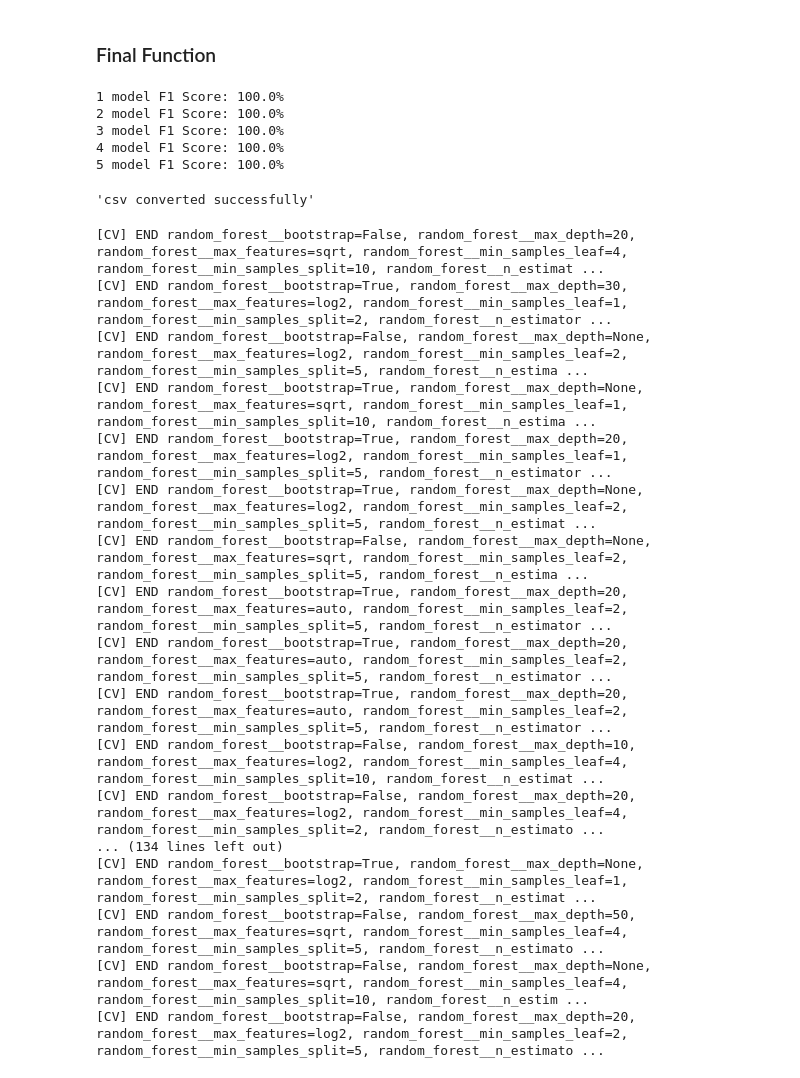
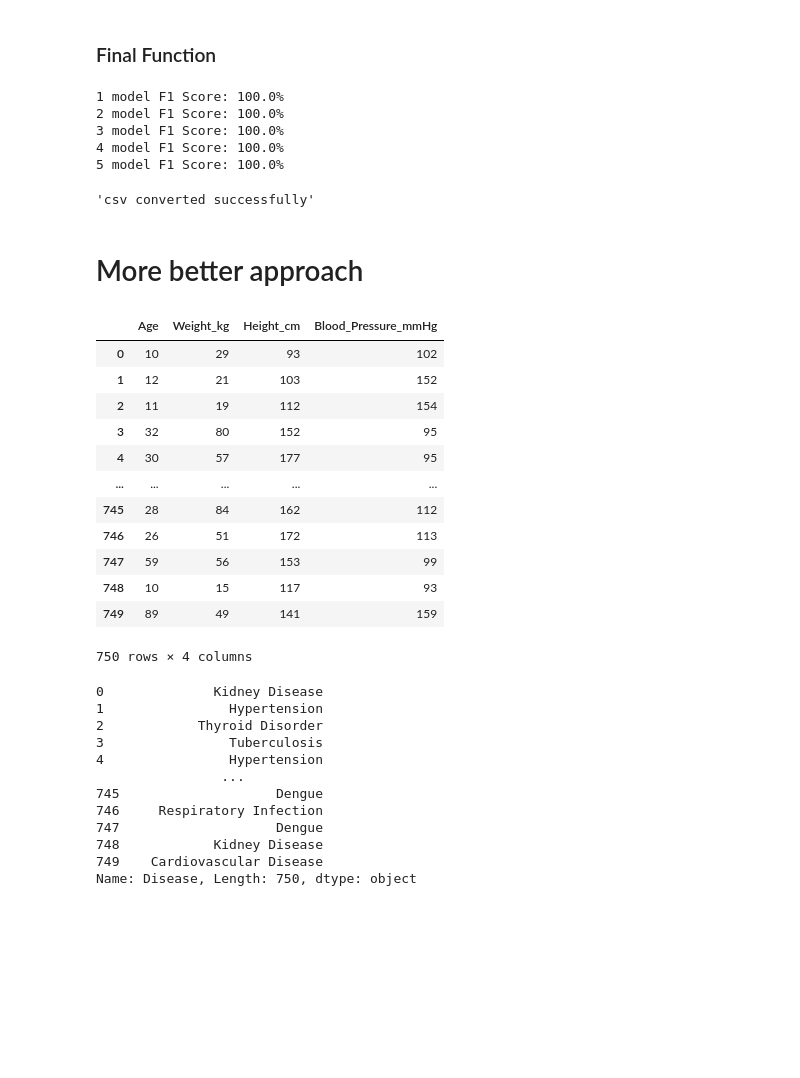
Before and after one commit to Sakib-Dalal/General_Disease_Diagnosis_Model, a Jupyter notebook: Notebook/JupyterNoteBook/main.ipynb, the cells around one changed output. Cells and saved outputs as stored; diff of their text form; code cells hidden in the pictures; blank space fills up the shorter version.

Commit message:
increasae effeciancy of model

```diff
--- a/Notebook/JupyterNoteBook/main.ipynb
+++ b/Notebook/JupyterNoteBook/main.ipynb
@@ -768,0 +769,27 @@ That's bad
+# %%
+rf_classifier = Pipeline([
+    ("preprocess", preprocessor),
+    ("random_forest", RandomForestClassifier(random_state=42))
+])
+# %%
+param_distributions = {
+    'random_forest__n_estimators': [2000],
+    'random_forest__max_features': ['auto', 'sqrt', 'log2'],
+    'random_forest__max_depth': [None, 10, 20, 30, 40, 50],
+    'random_forest__min_samples_split': [2, 5, 10],
+    'random_forest__min_samples_leaf': [1, 2, 4],
+    'random_forest__bootstrap': [True, False]
+}
+# %%
+model = RandomizedSearchCV(
+    estimator=rf_classifier,
+    param_distributions=param_distributions,
+    n_iter=500,
+    cv=5,
+    verbose=2,
+    random_state=42,
+    n_jobs=-1,
+    scoring="f1_macro"
+)
+# %%
+model.fit(X_train, y_train)
@@ -1067,20 +1176,36 @@ final_function("../data/general_disease_diagnosis.csv")
 4 model F1 Score: 100.0%
 5 model F1 Score: 100.0%
 'csv converted successfully'
-[CV] END random_forest__bootstrap=False, random_forest__max_depth=20, random_forest__max_features=sqrt, random_forest__min_samples_leaf=4, random_forest__min_samples_split=10, random_forest__n_estimat ...
-[CV] END random_forest__bootstrap=True, random_forest__max_depth=30, random_forest__max_features=log2, random_forest__min_samples_leaf=1, random_forest__min_samples_split=2, random_forest__n_estimator ...
-[CV] END random_forest__bootstrap=False, random_forest__max_depth=None, random_forest__max_features=log2, random_forest__min_samples_leaf=2, random_forest__min_samples_split=5, random_forest__n_estima ...
-[CV] END random_forest__bootstrap=True, random_forest__max_depth=None, random_forest__max_features=sqrt, random_forest__min_samples_leaf=1, random_forest__min_samples_split=10, random_forest__n_estima ...
-[CV] END random_forest__bootstrap=True, random_forest__max_depth=20, random_forest__max_features=log2, random_forest__min_samples_leaf=1, random_forest__min_samples_split=5, random_forest__n_estimator ...
-[CV] END random_forest__bootstrap=True, random_forest__max_depth=None, random_forest__max_features=log2, random_forest__min_samples_leaf=2, random_forest__min_samples_split=5, random_forest__n_estimat ...
-[CV] END random_forest__bootstrap=False, random_forest__max_depth=None, random_forest__max_features=sqrt, random_forest__min_samples_leaf=2, random_forest__min_samples_split=5, random_forest__n_estima ...
-[CV] END random_forest__bootstrap=True, random_forest__max_depth=20, random_forest__max_features=auto, random_forest__min_samples_leaf=2, random_forest__min_samples_split=5, random_forest__n_estimator ...
-[CV] END random_forest__bootstrap=True, random_forest__max_depth=20, random_forest__max_features=auto, random_forest__min_samples_leaf=2, random_forest__min_samples_split=5, random_forest__n_estimator ...
-[CV] END random_forest__bootstrap=True, random_forest__max_depth=20, random_forest__max_features=auto, random_forest__min_samples_leaf=2, random_forest__min_samples_split=5, random_forest__n_estimator ...
-[CV] END random_forest__bootstrap=False, random_forest__max_depth=10, random_forest__max_features=log2, random_forest__min_samples_leaf=4, random_forest__min_samples_split=10, random_forest__n_estimat ...
-[CV] END random_forest__bootstrap=False, random_forest__max_depth=20, random_forest__max_features=log2, random_forest__min_samples_leaf=4, random_forest__min_samples_split=2, random_forest__n_estimato ...
-... (134 lines left out)
-[CV] END random_forest__bootstrap=True, random_forest__max_depth=None, random_forest__max_features=log2, random_forest__min_samples_leaf=1, random_forest__min_samples_split=2, random_forest__n_estimat ...
-[CV] END random_forest__bootstrap=False, random_forest__max_depth=50, random_forest__max_features=sqrt, random_forest__min_samples_leaf=4, random_forest__min_samples_split=5, random_forest__n_estimato ...
-[CV] END random_forest__bootstrap=False, random_forest__max_depth=None, random_forest__max_features=sqrt, random_forest__min_samples_leaf=4, random_forest__min_samples_split=10, random_forest__n_estim ...
-[CV] END random_forest__bootstrap=False, random_forest__max_depth=20, random_forest__max_features=log2, random_forest__min_samples_leaf=2, random_forest__min_samples_split=5, random_forest__n_estimato ...
+# %% [markdown]
+# More better approach
+# %%
+X_train
+# %% [output]
+|  | Age | Weight_kg | Height_cm | Blood_Pressure_mmHg |
+| 0 | 10 | 29 | 93 | 102 |
+| 1 | 12 | 21 | 103 | 152 |
+| 2 | 11 | 19 | 112 | 154 |
+| 3 | 32 | 80 | 152 | 95 |
+| 4 | 30 | 57 | 177 | 95 |
+| ... | ... | ... | ... | ... |
+| 745 | 28 | 84 | 162 | 112 |
+| 746 | 26 | 51 | 172 | 113 |
+| 747 | 59 | 56 | 153 | 99 |
+| 748 | 10 | 15 | 117 | 93 |
+| 749 | 89 | 49 | 141 | 159 |
+750 rows × 4 columns
+# %%
+y_train
+# %% [output]
+0              Kidney Disease
+1                Hypertension
+2            Thyroid Disorder
+3                Tuberculosis
+4                Hypertension
+                ...
+745                    Dengue
+746     Respiratory Infection
+747                    Dengue
+748            Kidney Disease
+749    Cardiovascular Disease
+Name: Disease, Length: 750, dtype: object
```
Also changed, not shown: parts of 64 cells of this notebook, 2 other files.
